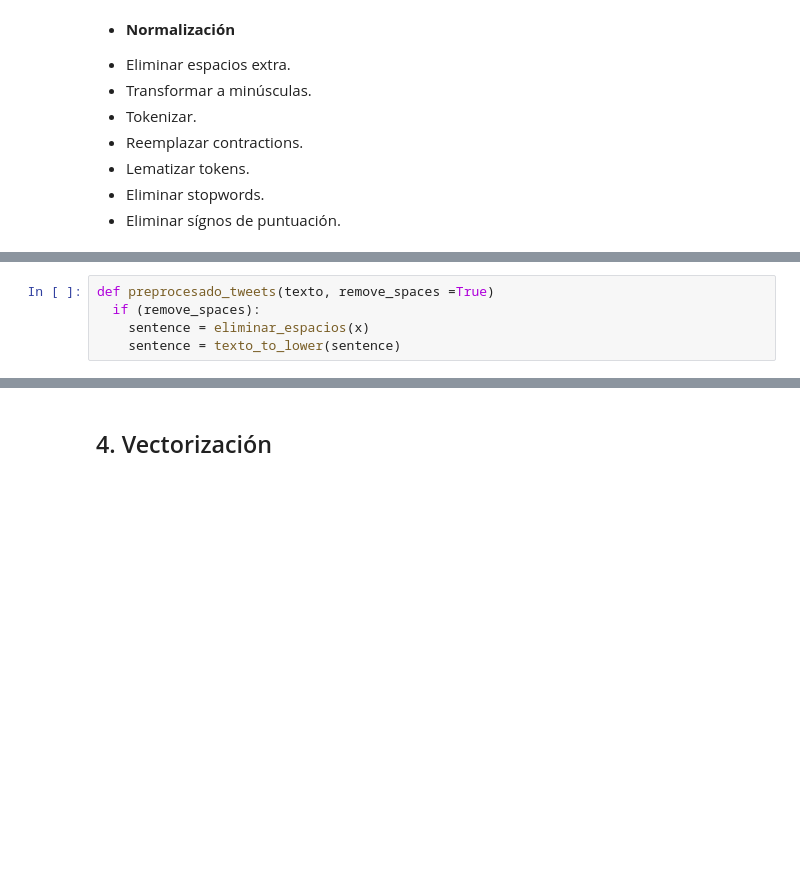
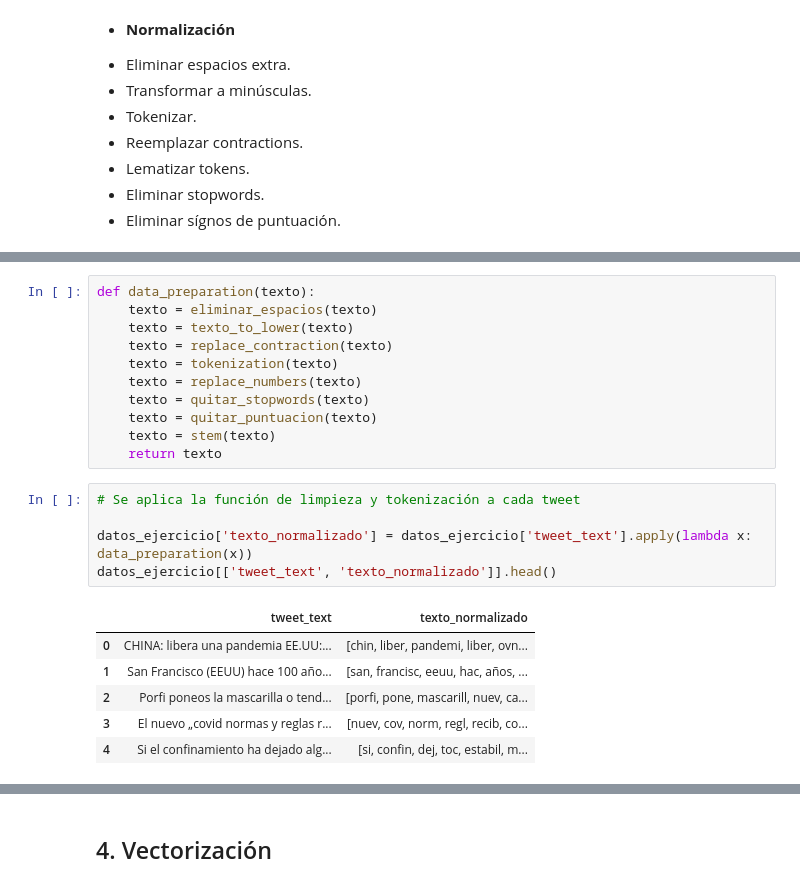
Before and after one commit to MartaCaste/Text-Mining, a Jupyter notebook: Ejerciciopropuesto_ModuloTextMining.ipynb, the cells around one changed output, grey strips where cells are left out. Cells and saved outputs as stored; diff of their text form; blank space fills up the shorter version.

```diff
--- a/Ejerciciopropuesto_ModuloTextMining.ipynb
+++ b/Ejerciciopropuesto_ModuloTextMining.ipynb
@@ -289,8 +293,26 @@ stemmer = PorterStemmer()
 def stem(tokens):
     tokens = [ stemmer.stem(token) for token in tokens]
     return tokens
-# %%
-def preprocesado_tweets(texto, remove_spaces =True)
-  if (remove_spaces):
-    sentence = eliminar_espacios(x)
-    sentence = texto_to_lower(sentence)
+# %%
+def data_preparation(texto):
+    texto = eliminar_espacios(texto)
+    texto = texto_to_lower(texto)
+    texto = replace_contraction(texto)
+    texto = tokenization(texto)
+    texto = replace_numbers(texto)
+    texto = quitar_stopwords(texto)
+    texto = quitar_puntuacion(texto)
+    texto = stem(texto)
+    return texto
+# %%
+# Se aplica la función de limpieza y tokenización a cada tweet
+
+datos_ejercicio['texto_normalizado'] = datos_ejercicio['tweet_text'].apply(lambda x: data_preparation(x))
+datos_ejercicio[['tweet_text', 'texto_normalizado']].head()
+# %% [output]
+|  | tweet_text | texto_normalizado |
+| 0 | CHINA: libera una pandemia EE.UU:... | [chin, liber, pandemi, liber, ovn... |
+| 1 | San Francisco (EEUU) hace 100 año... | [san, francisc, eeuu, hac, años, ... |
+| 2 | Porfi poneos la mascarilla o tend... | [porfi, pone, mascarill, nuev, ca... |
+| 3 | El nuevo „covid normas y reglas r... | [nuev, cov, norm, regl, recib, co... |
+| 4 | Si el confinamiento ha dejado alg... | [si, confin, dej, toc, estabil, m... |
```
Also changed, not shown: parts of 19 cells of this notebook.
